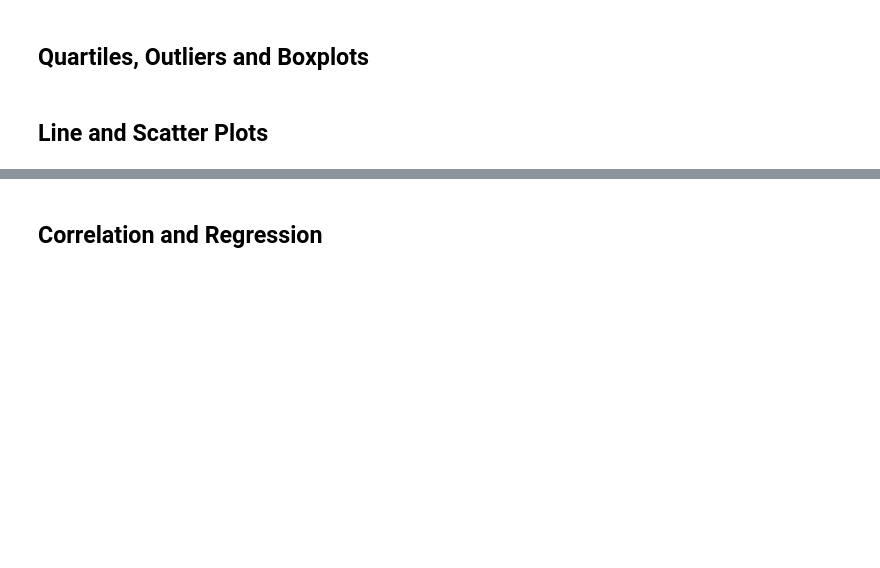
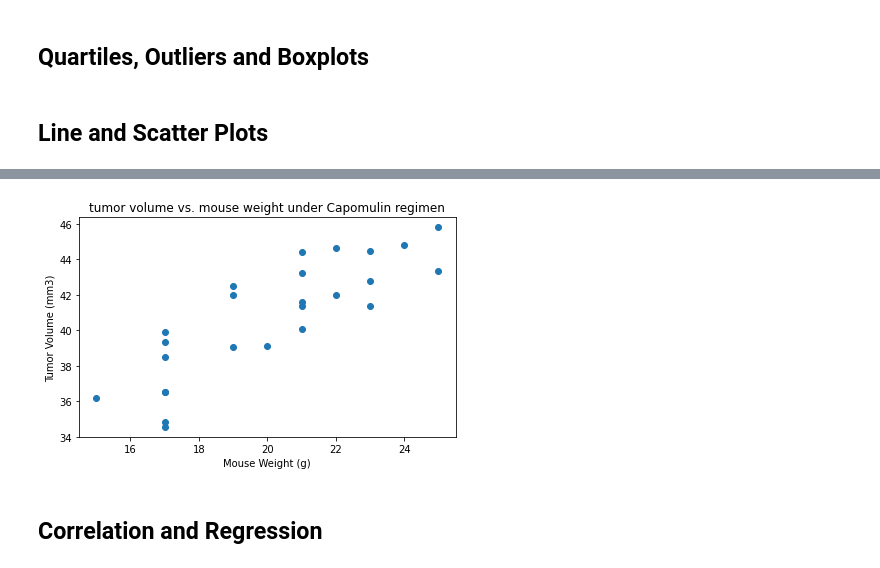
Before and after one commit to gnzamudio/Matplotlib-challenge, a Jupyter notebook: pymaceuticals_starter.ipynb, the cells around one changed output, grey strips where cells are left out. Cells and saved outputs as stored; diff of their text form; code cells hidden in the pictures; blank space fills up the shorter version.

```diff
--- a/pymaceuticals_starter.ipynb
+++ b/pymaceuticals_starter.ipynb
@@ -246,2 +269,15 @@ plt.show()
+# %%
+# Generate a scatter plot of average tumor volume vs. mouse weight for the Capomulin regimen
+capomulin_df = capomulin_mice.groupby('Mouse ID')
+yscatter = capomulin_df['Tumor Volume (mm3)'].mean()
+xscatter = capomulin_df['Weight (g)'].mean()
+plt.scatter(xscatter,yscatter)
+plt.xlabel('Mouse Weight (g)')
+plt.ylabel('Tumor Volume (mm3)')
+plt.title('tumor volume vs. mouse weight under Capomulin regimen')
+plt.tight_layout()
+plt.show()
+# %% [output]
+[figure, added]
 # %% [markdown]
 ## Correlation and Regression
```
Also changed, not shown: parts of 8 cells of this notebook, 2 other files.
